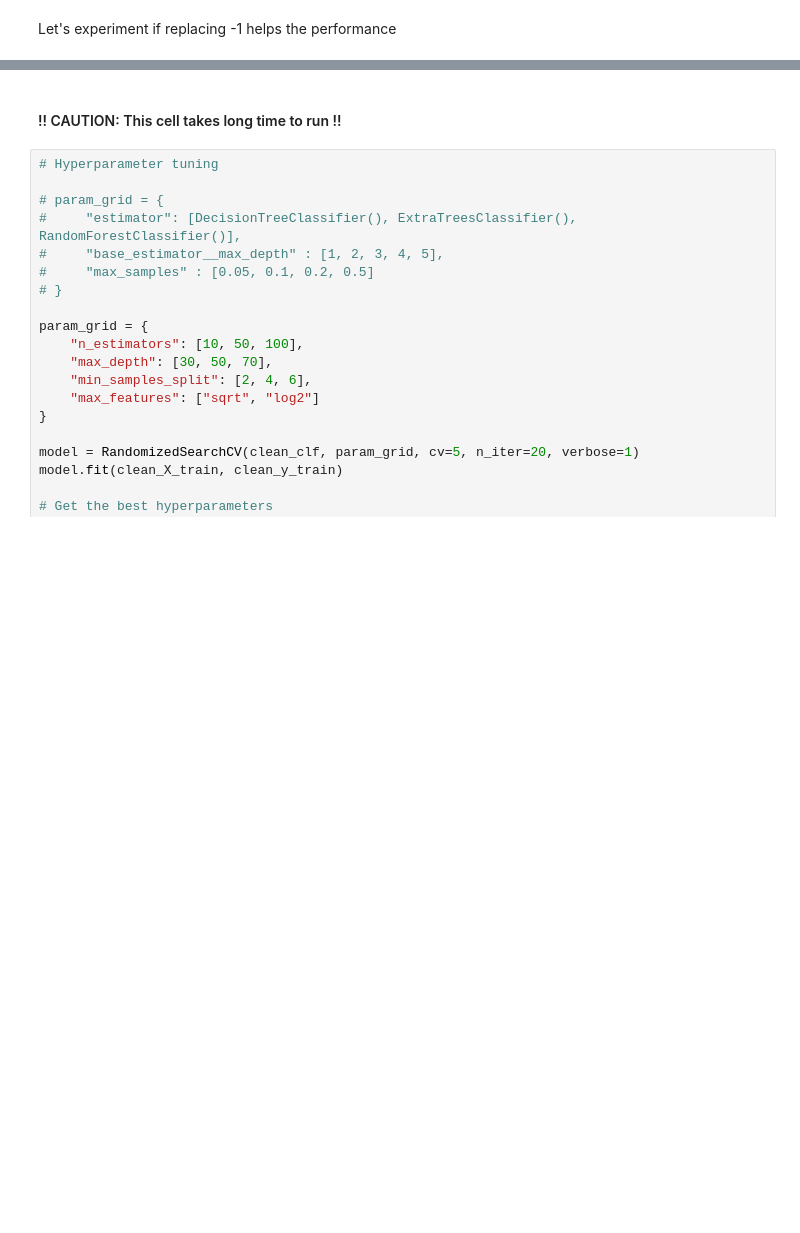
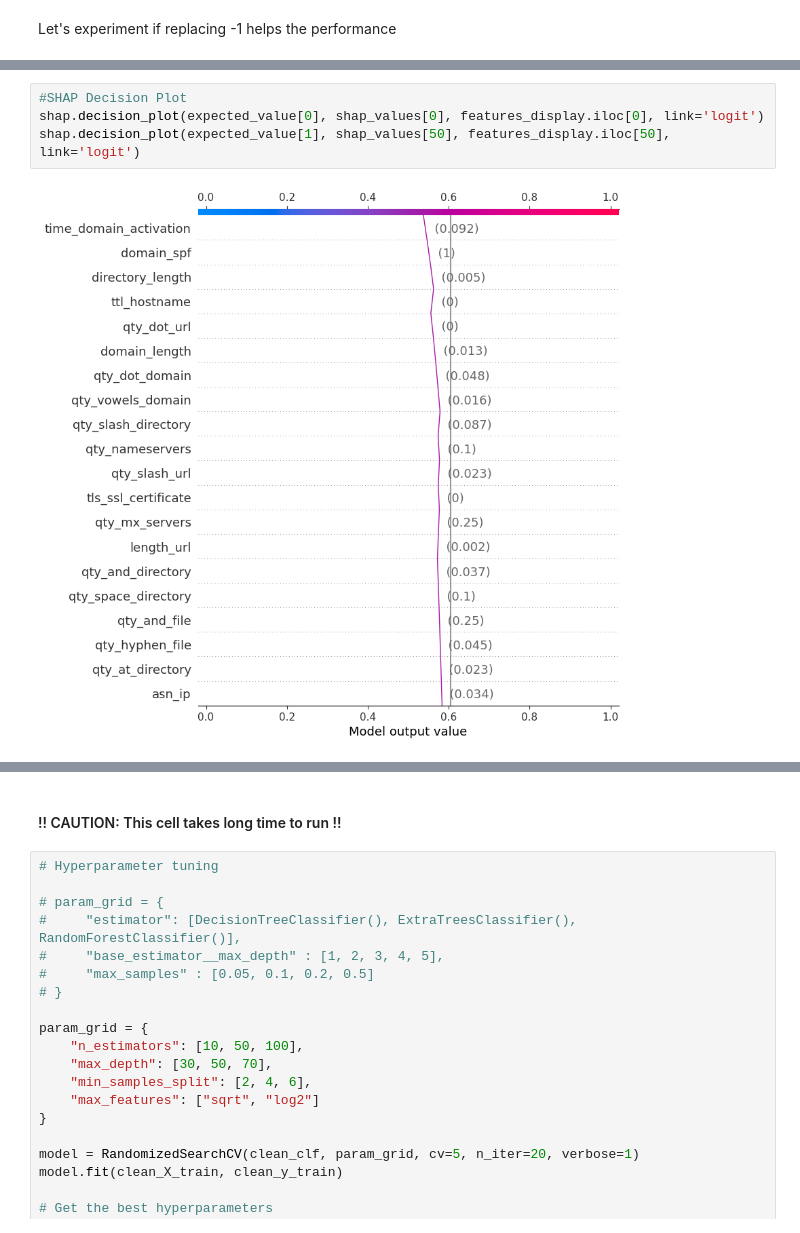
Before and after one commit to Oliverzhang0314/dsa4263-fraud-detection, a Jupyter notebook: notebooks/preprocessing.ipynb, the cells around one changed output, grey strips where cells are left out. Drawn from its saved outputs; the diff is of its cells as text; blank space fills up the shorter version.

```diff
--- a/notebooks/preprocessing.ipynb
+++ b/notebooks/preprocessing.ipynb
@@ -321,0 +340,6 @@ max_depth:  {'bootstrap': True, 'ccp_alpha': 0.0, 'class_weight': None, 'criteri
+# %%
+#SHAP Decision Plot
+shap.decision_plot(expected_value[0], shap_values[0], features_display.iloc[0], link='logit')
+shap.decision_plot(expected_value[1], shap_values[50], features_display.iloc[50], link='logit')
+# %% [output]
+[figure, added]
```
Also changed, not shown: parts of 9 cells of this notebook, 1 other file.
